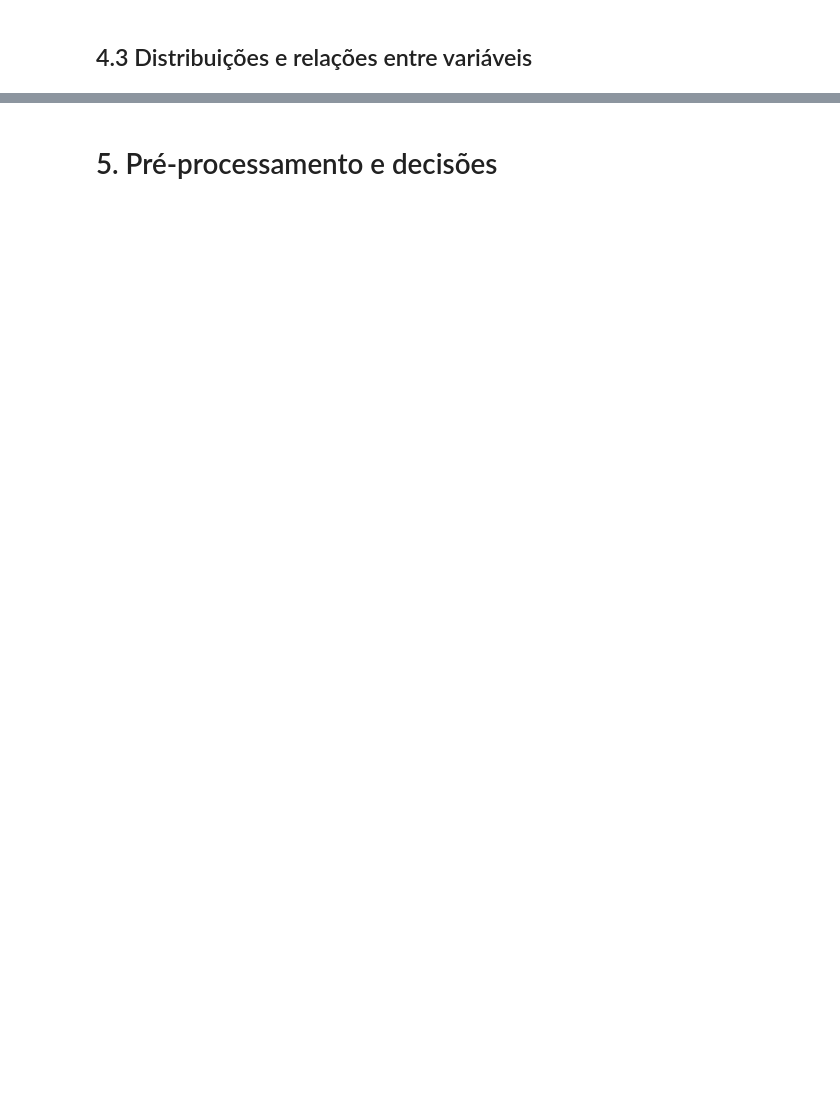
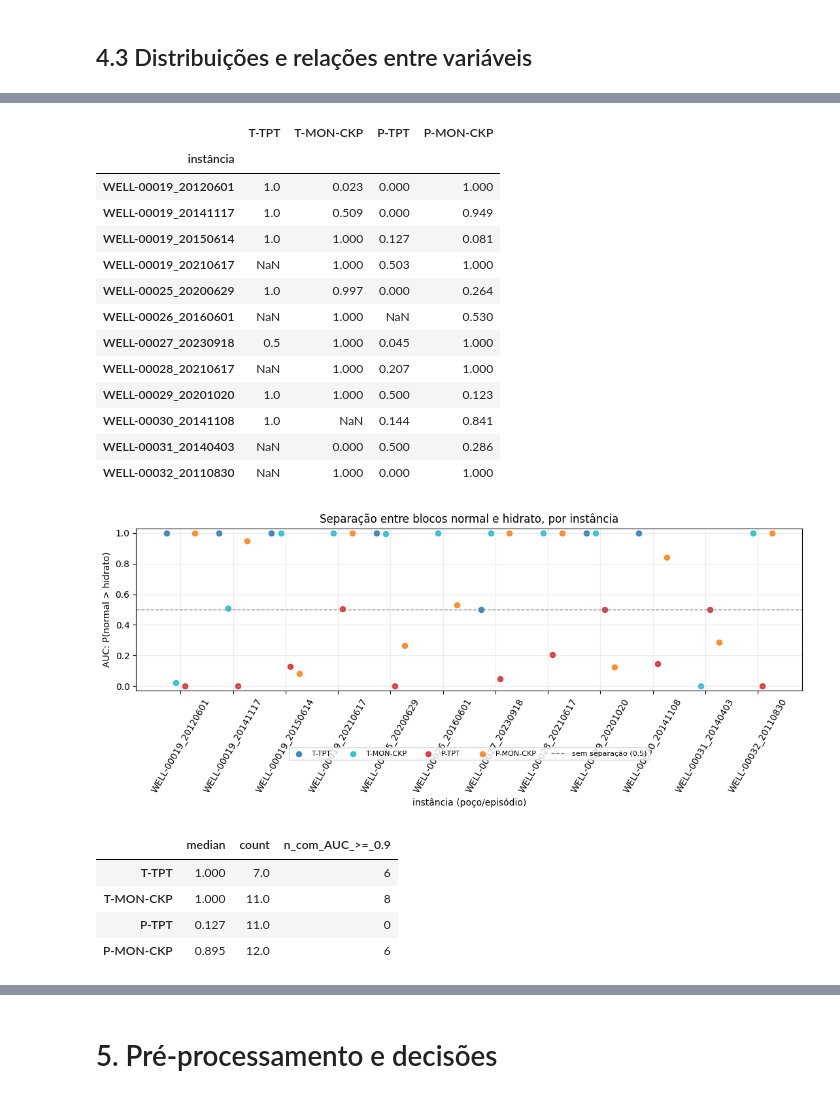
Before and after one commit to leobarduzzi/mvp_analise_dados, a Jupyter notebook: mvp.ipynb, the cells around one changed output, grey strips where cells are left out. Cells and saved outputs as stored; diff of their text form; code cells hidden in the pictures; blank space fills up the shorter version.

```diff
--- a/mvp.ipynb
+++ b/mvp.ipynb
@@ -100,0 +825,76 @@ Crie subseções para as figuras necessárias ao problema. Se houver muitas colu
+# %%
+VARIAVEIS_AUC = ("T-TPT", "T-MON-CKP", "P-TPT", "P-MON-CKP")
+CORES = {"T-TPT": "#1f77b4", "T-MON-CKP": "#17becf",
+         "P-TPT": "#d62728", "P-MON-CKP": "#ff7f0e"}
+rng = np.random.default_rng(SEMENTE)
+
+
+def probabilidade_de_superioridade(normal, hidrato):
+    a = np.asarray(normal, dtype=float)
+    b = np.asarray(hidrato, dtype=float)
+    a = a[np.isfinite(a)]
+    b = b[np.isfinite(b)]
+    if len(a) < 2 or len(b) < 2:
+        return np.nan
+    a = rng.choice(a, size=min(3000, len(a)), replace=False)
+    b = rng.choice(b, size=min(3000, len(b)), replace=False)
+    ranks = pd.Series(np.concatenate([a, b])).rank(method="average").to_numpy()
+    u = ranks[:len(a)].sum() - len(a) * (len(a) + 1) / 2
+    return u / (len(a) * len(b))
+
+
+linhas = []
+for nome, df in instancias.items():
+    if not (df["class"] == 8).any():
+        continue
+    registro = {"instância": f"{nome_do_poco(nome)}_{nome.split('_')[1][:8]}"}
+    for coluna in VARIAVEIS_AUC:
+        s = df[coluna].replace(list(CODIGOS_FALHA), np.nan).mask(lambda x: x.abs() > 1e12)
+        if coluna == "T-TPT":
+            s = s.mask(s < -10)
+        registro[coluna] = probabilidade_de_superioridade(
+            s[df["class"] == 0].dropna(), s[df["class"] == 8].dropna())
+    linhas.append(registro)
+auc_por_instancia = pd.DataFrame(linhas)
+display(auc_por_instancia.round(3).set_index("instância"))
+
+fig, ax = plt.subplots(figsize=(11, 4.8))
+posicoes = np.arange(len(auc_por_instancia))
+for deslocamento, coluna in enumerate(VARIAVEIS_AUC):
+    ax.scatter(posicoes + 0.18 * (deslocamento - 1.5), auc_por_instancia[coluna],
+               s=34, alpha=0.85, color=CORES[coluna], label=coluna)
+ax.axhline(0.5, color="grey", ls="--", lw=1, label="sem separação (0,5)")
+ax.set(xticks=posicoes, xticklabels=auc_por_instancia["instância"], ylim=(-0.03, 1.03),
+       xlabel="instância (poço/episódio)", ylabel="AUC: P(normal > hidrato)",
+       title="Separação entre blocos normal e hidrato, por instância")
+ax.tick_params(axis="x", labelrotation=60)
+ax.grid(alpha=0.25)
+ax.legend(ncol=5, fontsize=8, loc="lower center", bbox_to_anchor=(0.5, -0.45))
+plt.tight_layout()
+display(fig)
+plt.close(fig)
+
+resumo_auc = auc_por_instancia[list(VARIAVEIS_AUC)].agg(["median", "count"]).T
+resumo_auc["n_com_AUC_>=_0.9"] = (auc_por_instancia[list(VARIAVEIS_AUC)] >= 0.9).sum()
+display(resumo_auc.round(3))
+# %% [output]
+|  | T-TPT | T-MON-CKP | P-TPT | P-MON-CKP |
+| instância |  |  |  |  |
+| WELL-00019_20120601 | 1.0 | 0.023 | 0.000 | 1.000 |
+| WELL-00019_20141117 | 1.0 | 0.509 | 0.000 | 0.949 |
+| WELL-00019_20150614 | 1.0 | 1.000 | 0.127 | 0.081 |
+| WELL-00019_20210617 | NaN | 1.000 | 0.503 | 1.000 |
+| WELL-00025_20200629 | 1.0 | 0.997 | 0.000 | 0.264 |
+| WELL-00026_20160601 | NaN | 1.000 | NaN | 0.530 |
+| WELL-00027_20230918 | 0.5 | 1.000 | 0.045 | 1.000 |
+| WELL-00028_20210617 | NaN | 1.000 | 0.207 | 1.000 |
+| WELL-00029_20201020 | 1.0 | 1.000 | 0.500 | 0.123 |
+| WELL-00030_20141108 | 1.0 | NaN | 0.144 | 0.841 |
+| WELL-00031_20140403 | NaN | 0.000 | 0.500 | 0.286 |
+| WELL-00032_20110830 | NaN | 1.000 | 0.000 | 1.000 |
+[figure, added]
+|  | median | count | n_com_AUC_>=_0.9 |
+| T-TPT | 1.000 | 7.0 | 6 |
+| T-MON-CKP | 1.000 | 11.0 | 8 |
+| P-TPT | 0.127 | 11.0 | 0 |
+| P-MON-CKP | 0.895 | 12.0 | 6 |
```
Also changed, not shown: parts of 81 cells of this notebook, 1 other file.
